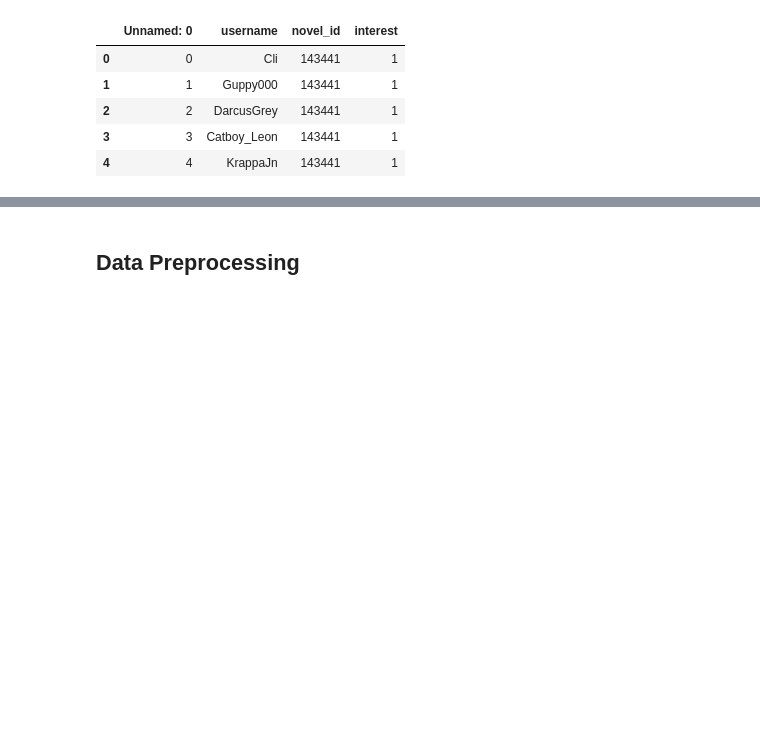
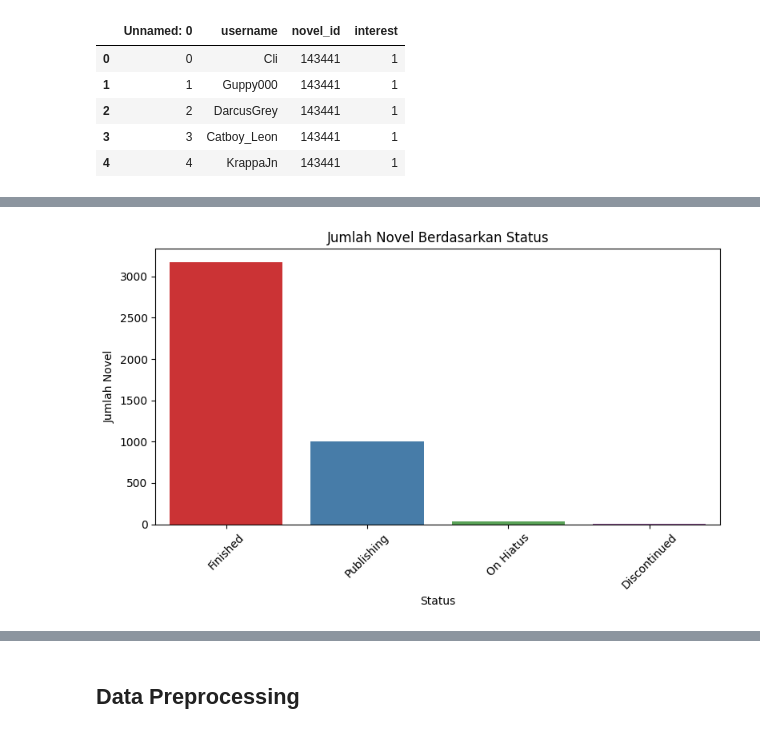
Before and after one commit to Reezzcy/Machine-Learning-Modelling-Recommender-Systems, a Jupyter notebook: submission_sistem_rekomendasi.ipynb, the cells around one changed output, grey strips where cells are left out. Drawn from its saved outputs; the diff is of its cells as text; code cells hidden in the pictures; blank space fills up the shorter version.

```diff
--- a/submission_sistem_rekomendasi.ipynb
+++ b/submission_sistem_rekomendasi.ipynb
@@ -132,0 +149,11 @@ interactions.head()
+# %%
+plt.figure(figsize=(8, 5))
+sns.countplot(data=novels, x='status', order=novels['status'].value_counts().index, palette='Set1', hue='status')
+plt.title('Jumlah Novel Berdasarkan Status')
+plt.xlabel('Status')
+plt.ylabel('Jumlah Novel')
+plt.xticks(rotation=45)
+plt.tight_layout()
+plt.show()
+# %% [output]
+[figure, added]
```
Also changed, not shown: parts of 16 cells of this notebook, 1 other file.
